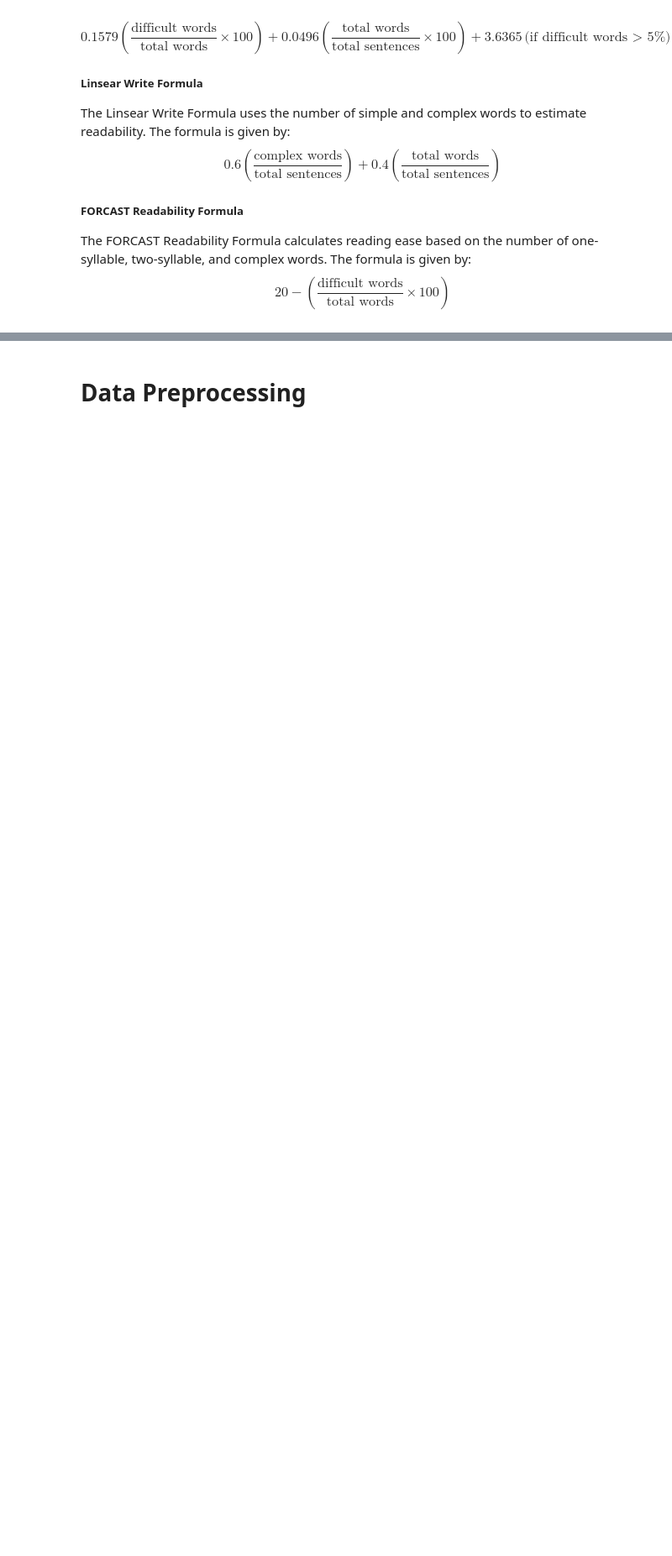
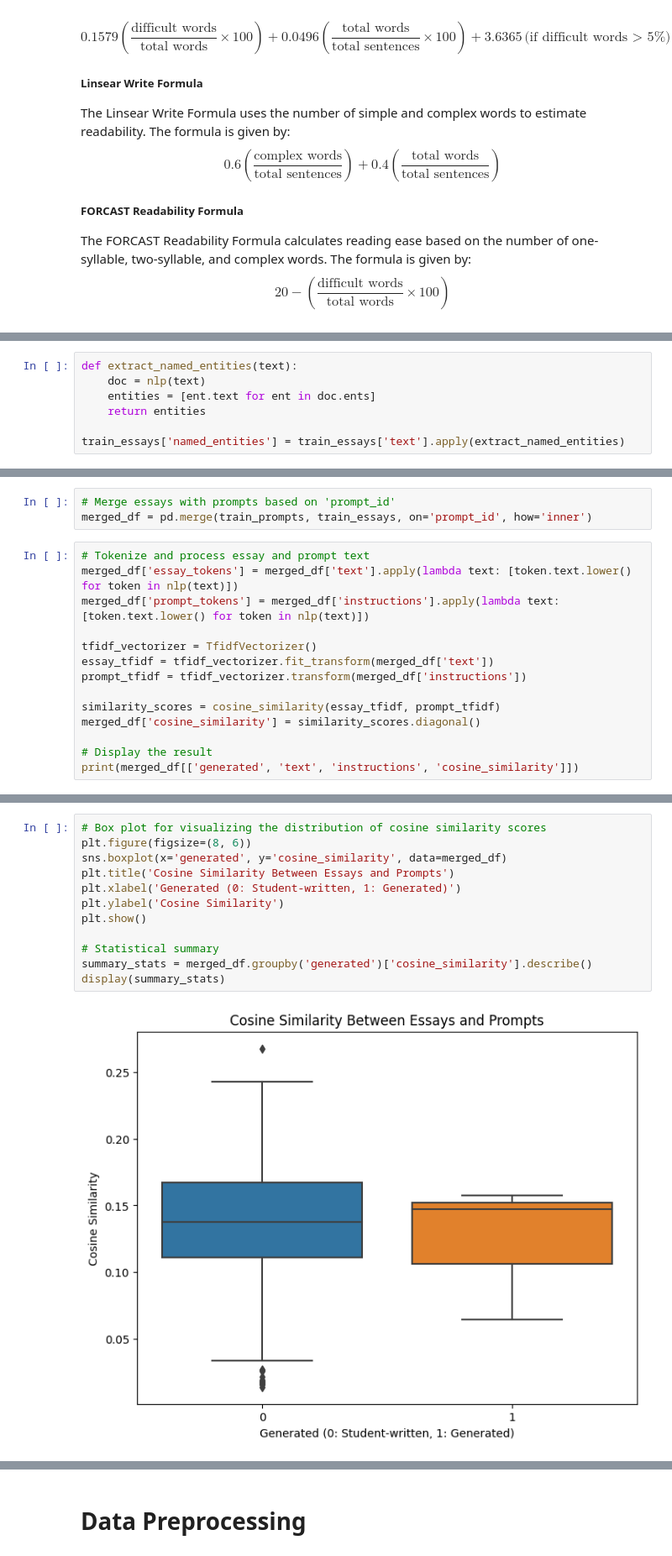
Before and after one commit to shpatrickguo/Mi2S, a Jupyter notebook: detect-ai-generated-text.ipynb, the cells around one changed output, grey strips where cells are left out. Shown at 84% size. Saved outputs shown, nothing was run; the diff lists cells and outputs as text; blank space fills up the shorter version.

Commit message:
Kaggle Notebook | Detect AI Generated Text | Version 4

```diff
--- a/detect-ai-generated-text.ipynb
+++ b/detect-ai-generated-text.ipynb
@@ -559,0 +550,7 @@ train_essays
+# %%
+def extract_named_entities(text):
+    doc = nlp(text)
+    entities = [ent.text for ent in doc.ents]
+    return entities
+
+train_essays['named_entities'] = train_essays['text'].apply(extract_named_entities)
@@ -559,0 +622,17 @@ train_essays
+# %%
+# Merge essays with prompts based on 'prompt_id'
+merged_df = pd.merge(train_prompts, train_essays, on='prompt_id', how='inner')
+# %%
+# Tokenize and process essay and prompt text
+merged_df['essay_tokens'] = merged_df['text'].apply(lambda text: [token.text.lower() for token in nlp(text)])
+merged_df['prompt_tokens'] = merged_df['instructions'].apply(lambda text: [token.text.lower() for token in nlp(text)])
+
+tfidf_vectorizer = TfidfVectorizer()
+essay_tfidf = tfidf_vectorizer.fit_transform(merged_df['text'])
+prompt_tfidf = tfidf_vectorizer.transform(merged_df['instructions'])
+
+similarity_scores = cosine_similarity(essay_tfidf, prompt_tfidf)
+merged_df['cosine_similarity'] = similarity_scores.diagonal()
+
+# Display the result
+print(merged_df[['generated', 'text', 'instructions', 'cosine_similarity']])
@@ -559,0 +657,14 @@ train_essays
+# %%
+# Box plot for visualizing the distribution of cosine similarity scores
+plt.figure(figsize=(8, 6))
+sns.boxplot(x='generated', y='cosine_similarity', data=merged_df)
+plt.title('Cosine Similarity Between Essays and Prompts')
+plt.xlabel('Generated (0: Student-written, 1: Generated)')
+plt.ylabel('Cosine Similarity')
+plt.show()
+
+# Statistical summary
+summary_stats = merged_df.groupby('generated')['cosine_similarity'].describe()
+display(summary_stats)
+# %% [output]
+[figure, added]
```
Also changed, not shown: parts of 12 cells of this notebook.
